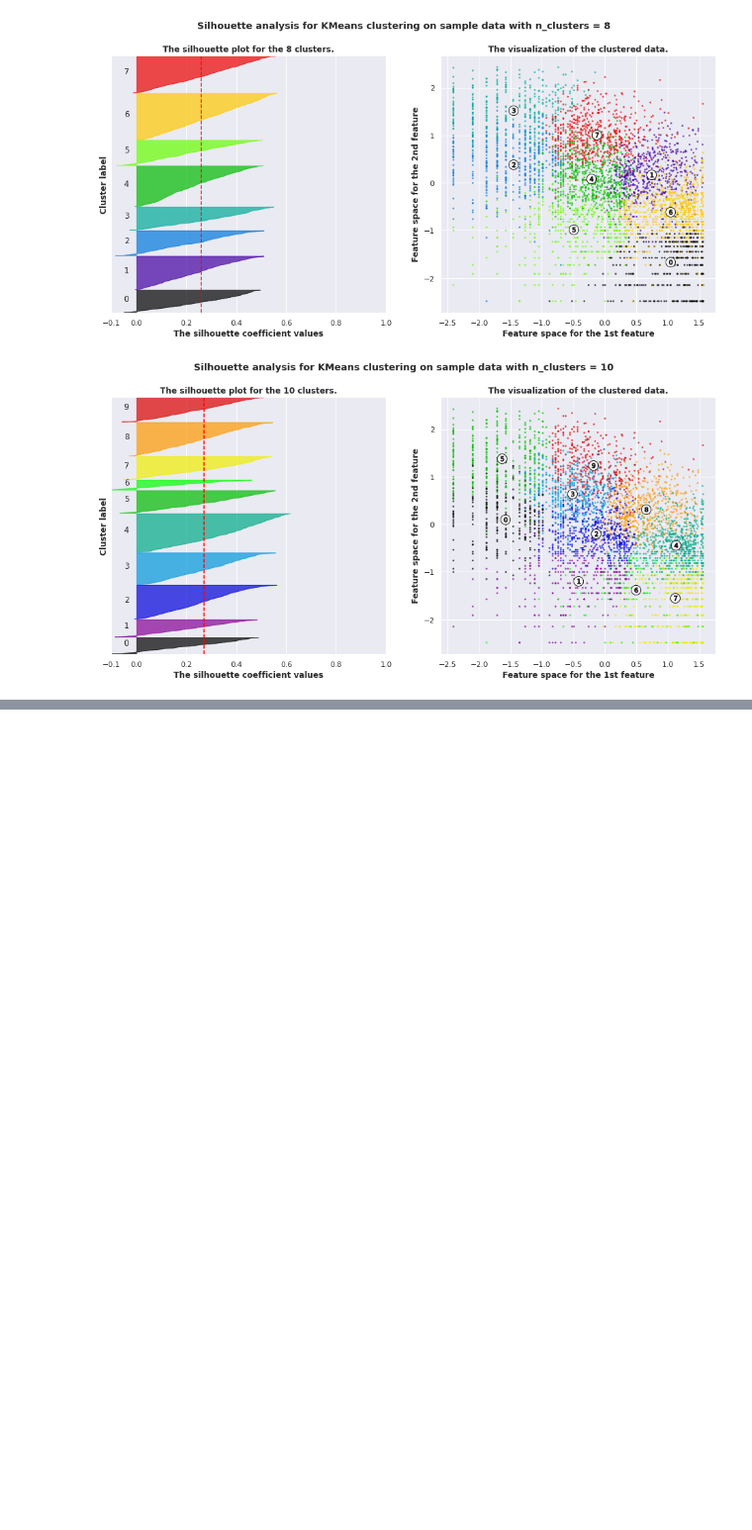
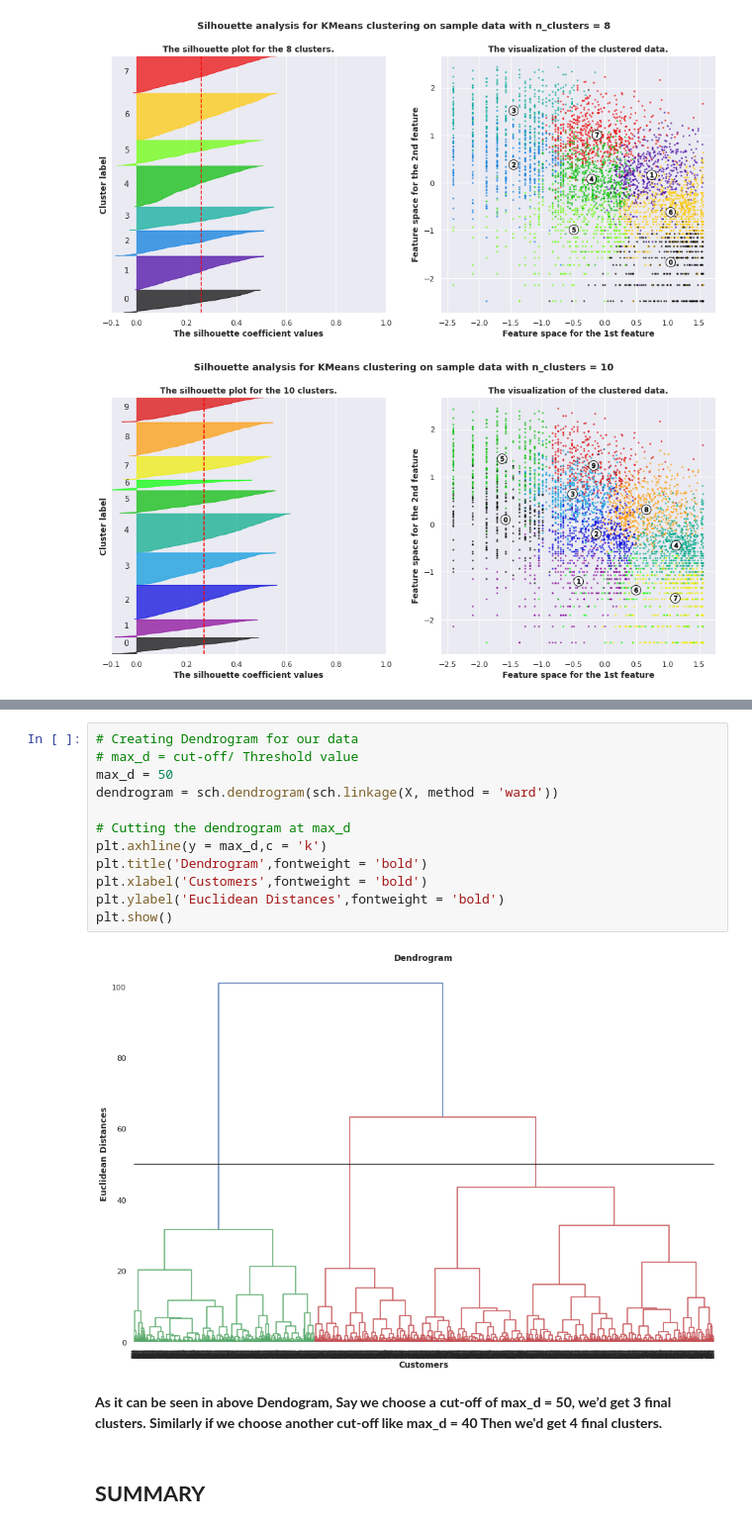
Before and after one commit to Mdanish2020/Customer_Segmentation_Project, a Jupyter notebook: Online_Retail_Customer_Segmentation_Capstone_Project.ipynb, the cells around one changed output, grey strips where cells are left out. Shown at 99% size. Saved outputs shown, nothing was run; the diff lists cells and outputs as text; blank space fills up the shorter version.

```diff
--- a/Online_Retail_Customer_Segmentation_Capstone_Project.ipynb
+++ b/Online_Retail_Customer_Segmentation_Capstone_Project.ipynb
@@ -906,0 +1014,18 @@ For n_clusters = 10, The average silhouette_score is :0.2720877780065119.
+# %%
+# Creating Dendrogram for our data
+# max_d = cut-off/ Threshold value
+max_d = 50
+dendrogram = sch.dendrogram(sch.linkage(X, method = 'ward'))
+
+# Cutting the dendrogram at max_d
+plt.axhline(y = max_d,c = 'k')
+plt.title('Dendrogram',fontweight = 'bold')
+plt.xlabel('Customers',fontweight = 'bold')
+plt.ylabel('Euclidean Distances',fontweight = 'bold')
+plt.show()
+# %% [output]
+[figure, added]
+# %% [markdown]
+**As it can be seen in above Dendogram, Say we choose a cut-off of max_d = 50, we’d get 3 final clusters. Similarly if we choose another cut-off like max_d = 40 Then we'd get 4 final clusters.**
+# %% [markdown]
+## **SUMMARY**
```
Also changed, not shown: parts of 33 cells of this notebook.
